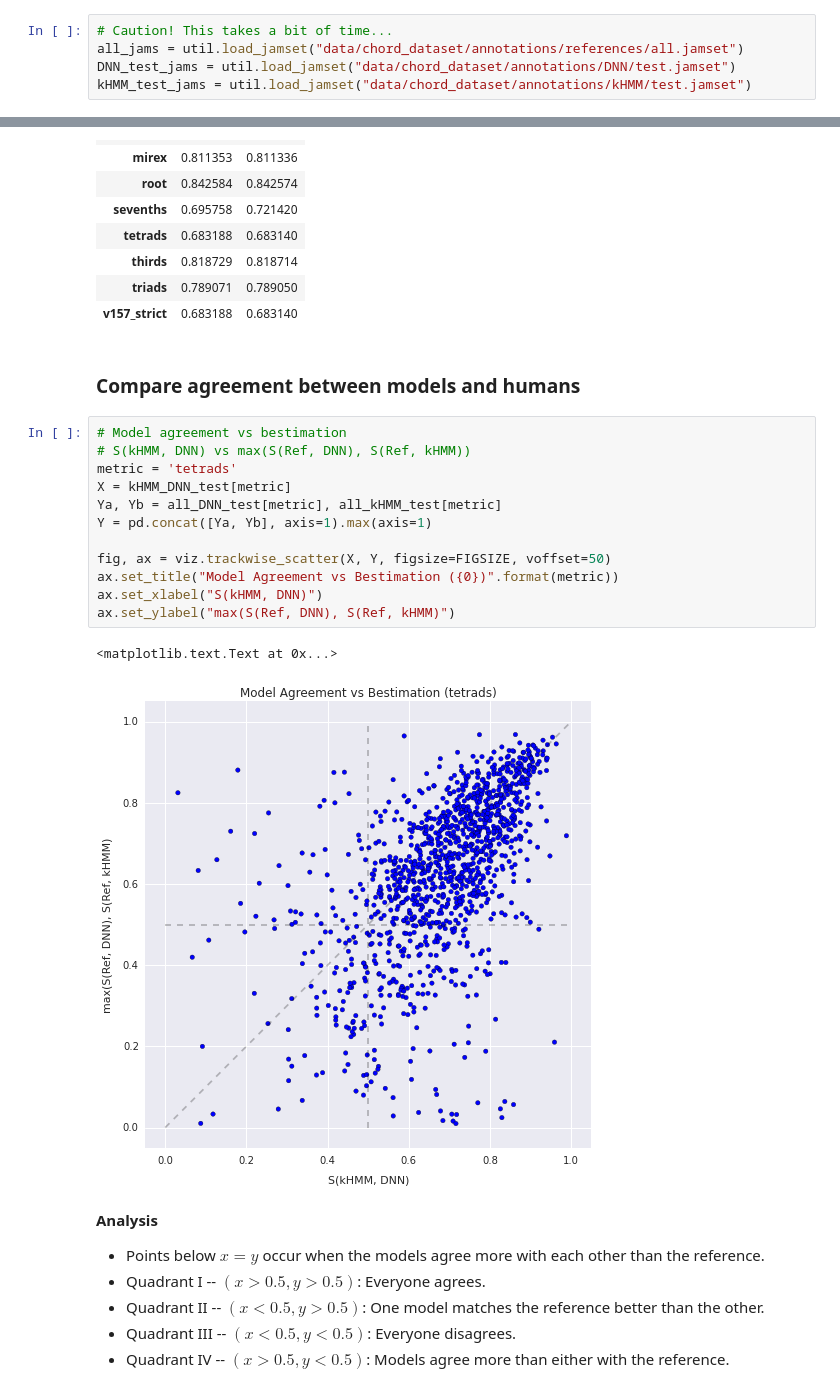
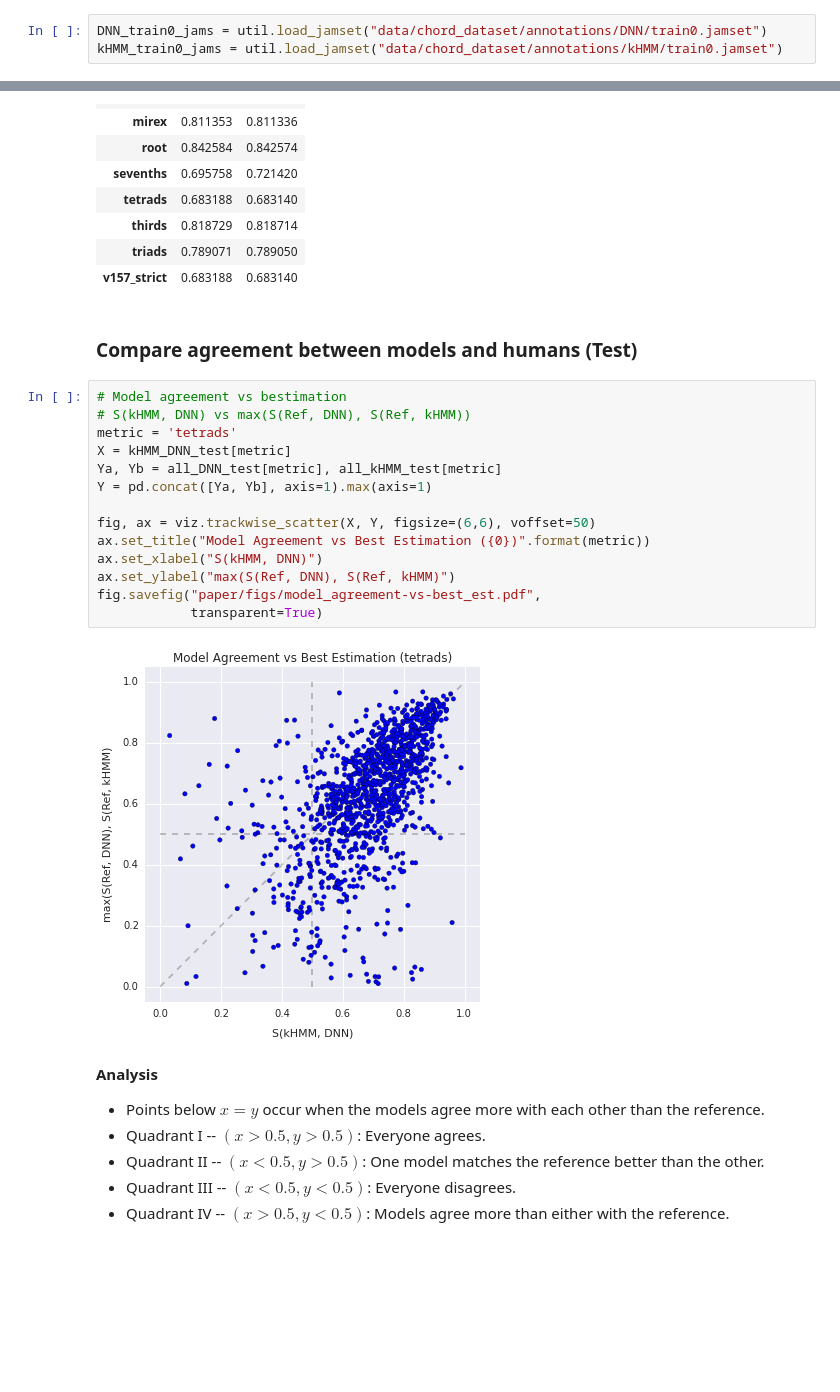
Before and after one commit to ejhumphrey/ace-lessons, a Jupyter notebook: experiments.ipynb, the cells around one changed output, grey strips where cells are left out. Saved outputs shown, nothing was run; the diff lists cells and outputs as text; blank space fills up the shorter version.

Commit message:
All figures generated; should be good to just churn now on the paper

```diff
--- a/experiments.ipynb
+++ b/experiments.ipynb
@@ -150,5 +295,3 @@ reload(lex);reload(util);reload(viz)
 # %%
-# Caution! This takes a bit of time...
-all_jams = util.load_jamset("data/chord_dataset/annotations/references/all.jamset")
-DNN_test_jams = util.load_jamset("data/chord_dataset/annotations/DNN/test.jamset")
-kHMM_test_jams = util.load_jamset("data/chord_dataset/annotations/kHMM/test.jamset")
+DNN_train0_jams = util.load_jamset("data/chord_dataset/annotations/DNN/train0.jamset")
+kHMM_train0_jams = util.load_jamset("data/chord_dataset/annotations/kHMM/train0.jamset")
@@ -256,22 +449,23 @@ pd.concat([kHMM_DNN_test.mean(), DNN_kHMM_test.mean()], axis=1)
 | triads | 0.789071 | 0.789050 |
 | v157_strict | 0.683188 | 0.683140 |
 # %% [markdown]
-### Compare agreement between models and humans
+### Compare agreement between models and humans (Test)
 # %%
 # Model agreement vs bestimation
 # S(kHMM, DNN) vs max(S(Ref, DNN), S(Ref, kHMM))
 metric = 'tetrads'
 X = kHMM_DNN_test[metric]
 Ya, Yb = all_DNN_test[metric], all_kHMM_test[metric]
 Y = pd.concat([Ya, Yb], axis=1).max(axis=1)
 
-fig, ax = viz.trackwise_scatter(X, Y, figsize=FIGSIZE, voffset=50)
-ax.set_title("Model Agreement vs Bestimation ({0})".format(metric))
+fig, ax = viz.trackwise_scatter(X, Y, figsize=(6,6), voffset=50)
+ax.set_title("Model Agreement vs Best Estimation ({0})".format(metric))
 ax.set_xlabel("S(kHMM, DNN)")
 ax.set_ylabel("max(S(Ref, DNN), S(Ref, kHMM)")
+fig.savefig("paper/figs/model_agreement-vs-best_est.pdf",
+            transparent=True)
 # %% [output]
-<matplotlib.text.Text at 0x...>
-[figure, old version]
+[figure, new version]
 # %% [markdown]
 **Analysis**
 * Points below $x=y$ occur when the models agree more with each other than the reference.
```
Also changed, not shown: parts of 69 cells of this notebook, 2 other files.
